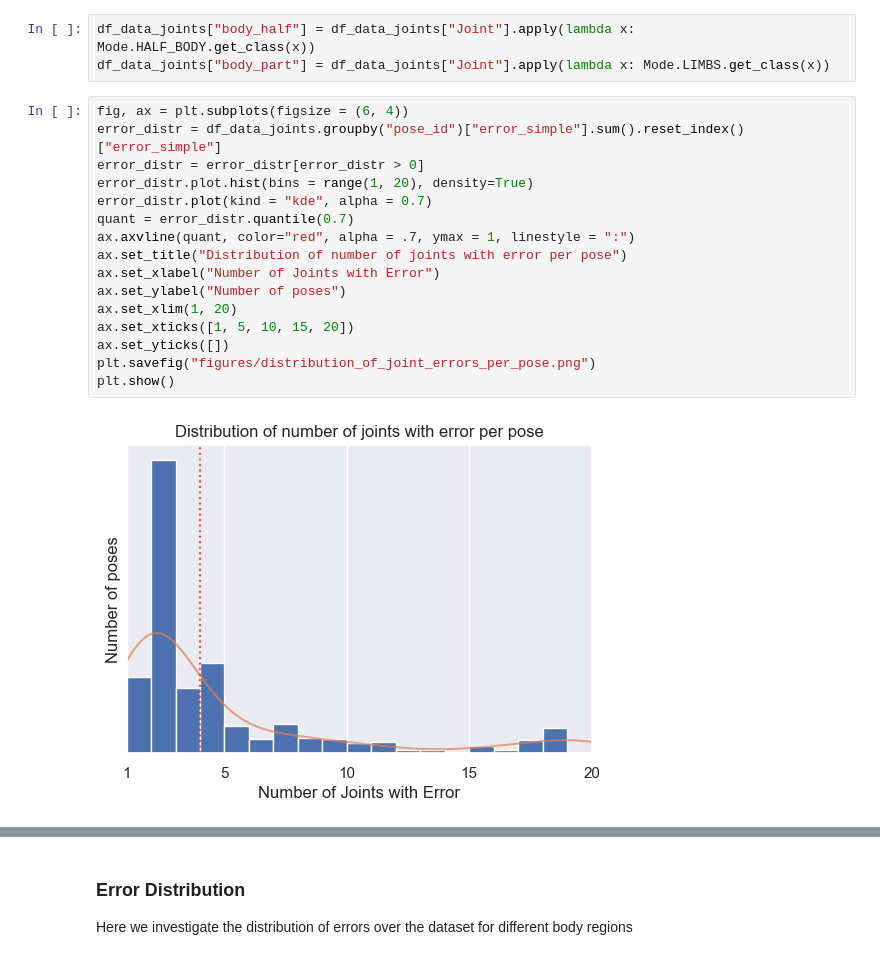
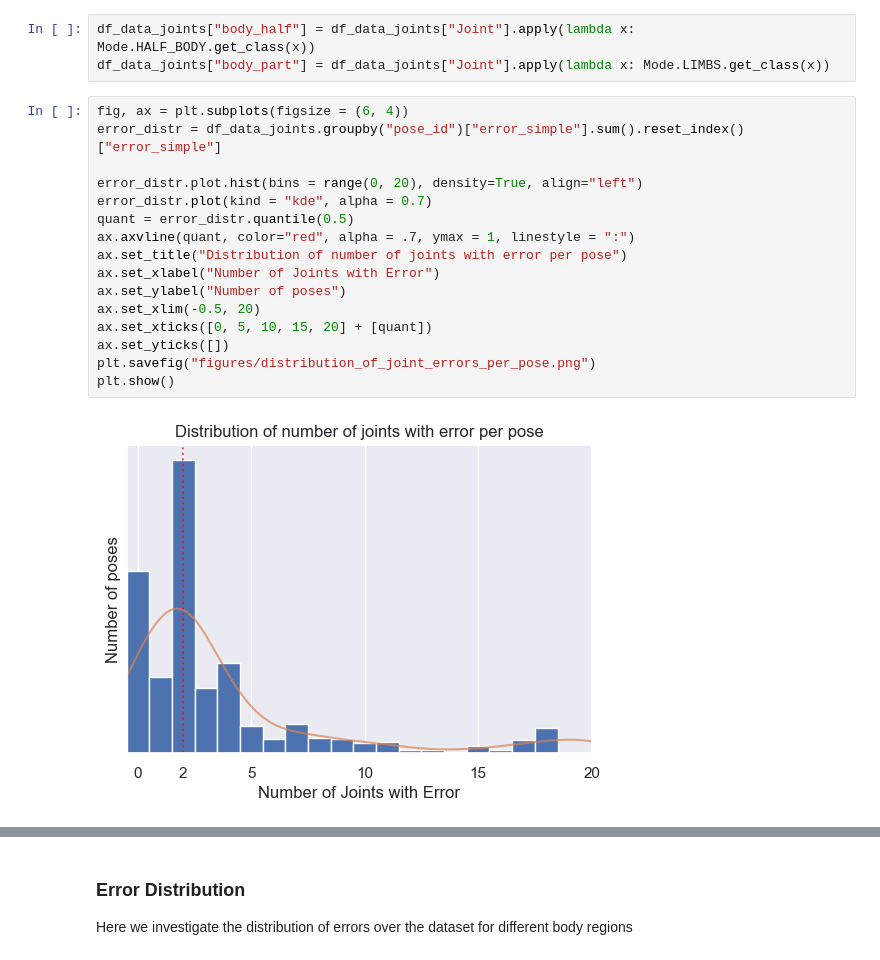
Before and after one commit to LeonardoPohl/FESD, a Jupyter notebook: FESDModel/DataAnalysis.ipynb, the cells around one changed output, grey strips where cells are left out. Cells and saved outputs as stored; diff of their text form.

```diff
--- a/FESDModel/DataAnalysis.ipynb
+++ b/FESDModel/DataAnalysis.ipynb
@@ -262,21 +276,21 @@ df_data_joints["body_part"] = df_data_joints["Joint"].apply(lambda x: Mode.LIMBS
 # %%
 fig, ax = plt.subplots(figsize = (6, 4))
 error_distr = df_data_joints.groupby("pose_id")["error_simple"].sum().reset_index()["error_simple"]
-error_distr = error_distr[error_distr > 0]
-error_distr.plot.hist(bins = range(1, 20), density=True)
+
+error_distr.plot.hist(bins = range(0, 20), density=True, align="left")
 error_distr.plot(kind = "kde", alpha = 0.7)
-quant = error_distr.quantile(0.7)
+quant = error_distr.quantile(0.5)
 ax.axvline(quant, color="red", alpha = .7, ymax = 1, linestyle = ":")
 ax.set_title("Distribution of number of joints with error per pose")
 ax.set_xlabel("Number of Joints with Error")
 ax.set_ylabel("Number of poses")
-ax.set_xlim(1, 20)
-ax.set_xticks([1, 5, 10, 15, 20])
+ax.set_xlim(-0.5, 20)
+ax.set_xticks([0, 5, 10, 15, 20] + [quant])
 ax.set_yticks([])
 plt.savefig("figures/distribution_of_joint_errors_per_pose.png")
 plt.show()
 # %% [output]
-[figure, old version]
+[figure, new version]
 # %%
 fig, axs = plt.subplots(figsize = (10,4), nrows=1, ncols=2)
 
```
Also changed, not shown: parts of 11 cells of this notebook, 43 other files.
